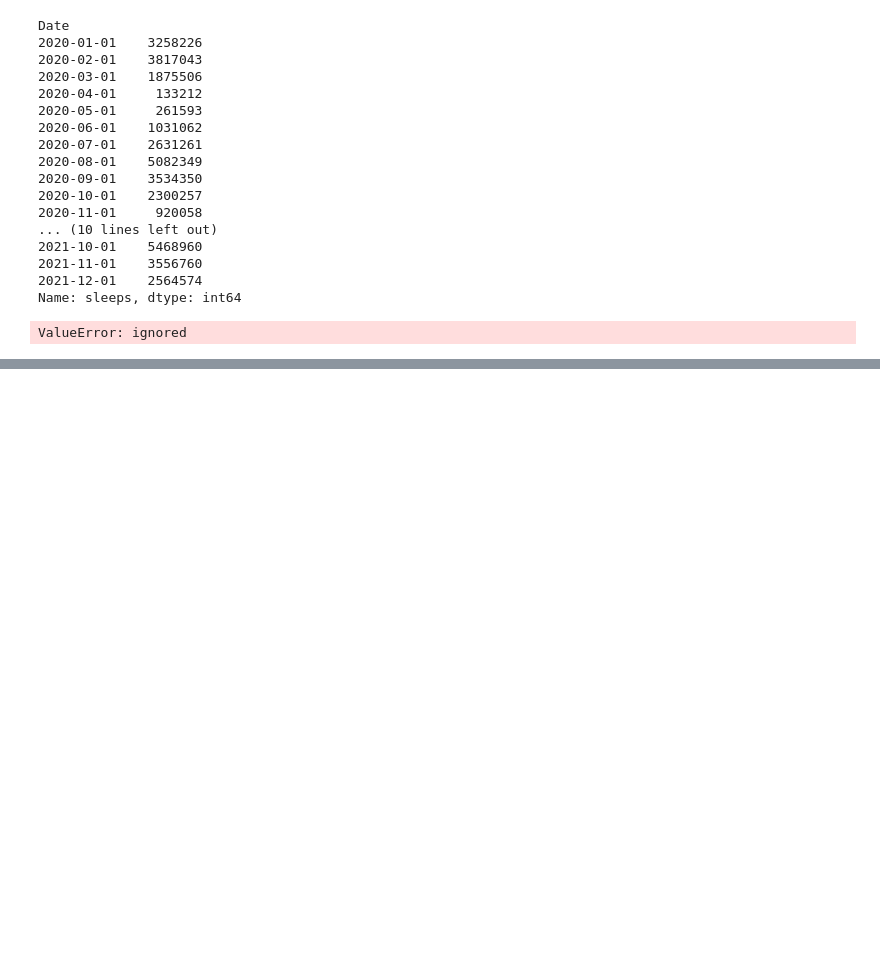
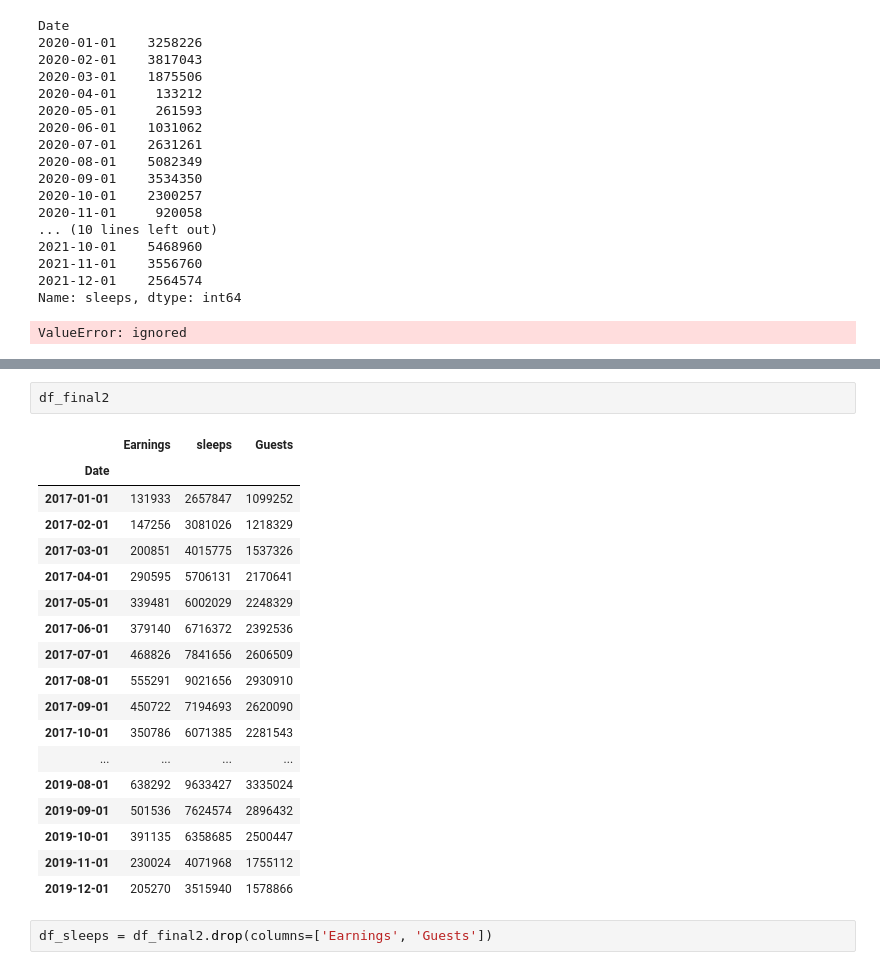
Before and after one commit to LuisaPolicarpo/Project5, a Jupyter notebook: Time_series_s_e_g.ipynb, the cells around one changed output, grey strips where cells are left out. Drawn from its saved outputs; the diff is of its cells as text; blank space fills up the shorter version.

```diff
--- a/Time_series_s_e_g.ipynb
+++ b/Time_series_s_e_g.ipynb
@@ -998,0 +1078,23 @@ ValueError: ignored
+# %%
+df_final2
+# %% [output]
+|  | Earnings | sleeps | Guests |
+| Date |  |  |  |
+| 2017-01-01 | 131933 | 2657847 | 1099252 |
+| 2017-02-01 | 147256 | 3081026 | 1218329 |
+| 2017-03-01 | 200851 | 4015775 | 1537326 |
+| 2017-04-01 | 290595 | 5706131 | 2170641 |
+| 2017-05-01 | 339481 | 6002029 | 2248329 |
+| 2017-06-01 | 379140 | 6716372 | 2392536 |
+| 2017-07-01 | 468826 | 7841656 | 2606509 |
+| 2017-08-01 | 555291 | 9021656 | 2930910 |
+| 2017-09-01 | 450722 | 7194693 | 2620090 |
+| 2017-10-01 | 350786 | 6071385 | 2281543 |
+| ... | ... | ... | ... |
+| 2019-08-01 | 638292 | 9633427 | 3335024 |
+| 2019-09-01 | 501536 | 7624574 | 2896432 |
+| 2019-10-01 | 391135 | 6358685 | 2500447 |
+| 2019-11-01 | 230024 | 4071968 | 1755112 |
+| 2019-12-01 | 205270 | 3515940 | 1578866 |
+# %%
+df_sleeps = df_final2.drop(columns=['Earnings',	'Guests'])
```
Also changed, not shown: parts of 19 cells of this notebook.
